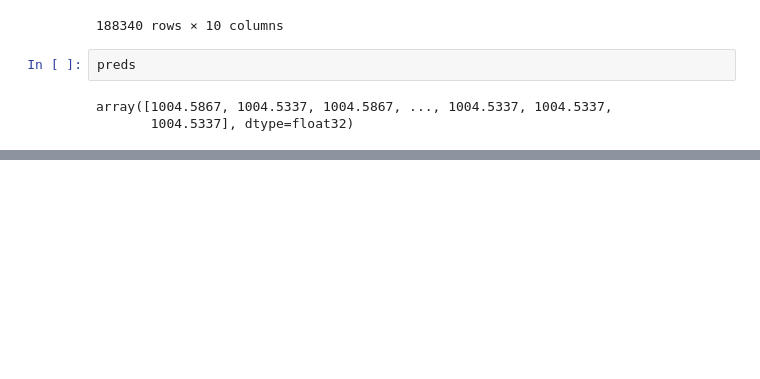
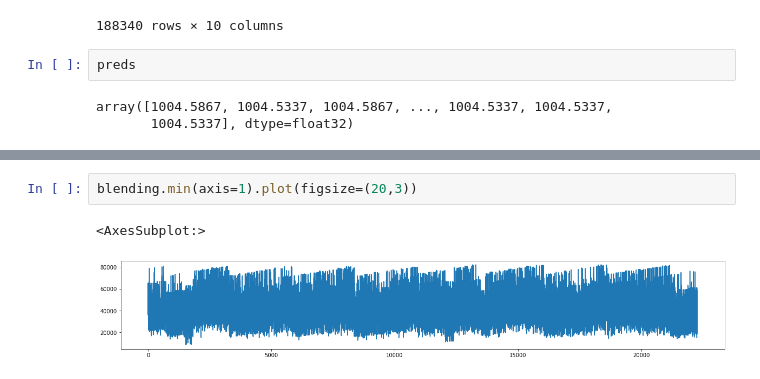
Before and after one commit to rajagurunath/AV-Hackathon, a Jupyter notebook: notebooks/feature_eng.ipynb, the cells around one changed output, grey strips where cells are left out. Drawn from its saved outputs; the diff is of its cells as text; blank space fills up the shorter version.

```diff
--- a/notebooks/feature_eng.ipynb
+++ b/notebooks/feature_eng.ipynb
@@ -345,0 +440,5 @@ array([1004.5867, 1004.5337, 1004.5867, ..., 1004.5337, 1004.5337,
+# %%
+blending.min(axis=1).plot(figsize=(20,3))
+# %% [output]
+<AxesSubplot:>
+[figure, added]
```
Also changed, not shown: parts of 11 cells of this notebook, 5 other files.
